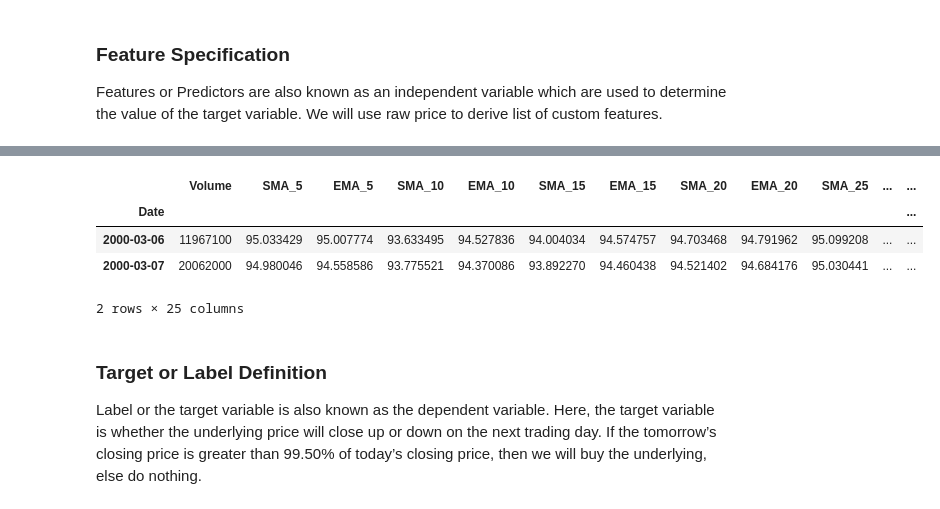
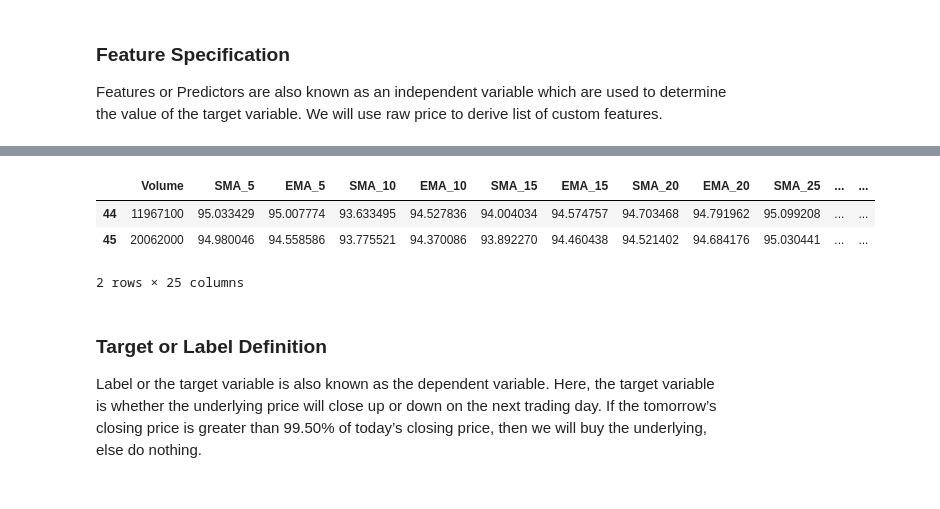
Before and after one commit to Derek-LJ/bootcamp_-Derek-_-Lu-, a Jupyter notebook: project/notebooks/final_project.ipynb, the cells around one changed output, grey strips where cells are left out. Drawn from its saved outputs; the diff is of its cells as text; code cells hidden in the pictures.

```diff
--- a/project/notebooks/final_project.ipynb
+++ b/project/notebooks/final_project.ipynb
@@ -77,0 +54,9 @@ df
+# %%
+url = "https://raw.githubusercontent.com/kannansingaravelu/datasets/main/spy.csv"
+df = pd.read_csv(url)
+
+# Save locally
+df.to_csv("../data/raw/spy.csv", index=False)
+
+print("File downloaded and saved to ../data/spy.csv")
+df
@@ -144,13 +142,12 @@ df
 5070 rows × 31 columns
 # %%
 # Convert to NumPy
-X = df.drop(['Open', 'High', 'Low', 'Close', 'Adj Close', 'Returns'],axis=1)
+X = df.drop(['Date', 'Open', 'High', 'Low', 'Close', 'Adj Close'],axis=1)
 X.head(2)
 # %% [output]
 |  | Volume | SMA_5 | EMA_5 | SMA_10 | EMA_10 | SMA_15 | EMA_15 | SMA_20 | EMA_20 | SMA_25 | ... | ... |
-| Date |  |  |  |  |  |  |  |  |  |  |  | ... |
-| 2000-03-06 | 11967100 | 95.033429 | 95.007774 | 93.633495 | 94.527836 | 94.004034 | 94.574757 | 94.703468 | 94.791962 | 95.099208 | ... | ... |
-| 2000-03-07 | 20062000 | 94.980046 | 94.558586 | 93.775521 | 94.370086 | 93.892270 | 94.460438 | 94.521402 | 94.684176 | 95.030441 | ... | ... |
+| 44 | 11967100 | 95.033429 | 95.007774 | 93.633495 | 94.527836 | 94.004034 | 94.574757 | 94.703468 | 94.791962 | 95.099208 | ... | ... |
+| 45 | 20062000 | 94.980046 | 94.558586 | 93.775521 | 94.370086 | 93.892270 | 94.460438 | 94.521402 | 94.684176 | 95.030441 | ... | ... |
 2 rows × 25 columns
 # %% [markdown]
 ### Target or Label Definition
```
Also changed, not shown: parts of 18 cells of this notebook, 9 other files.
